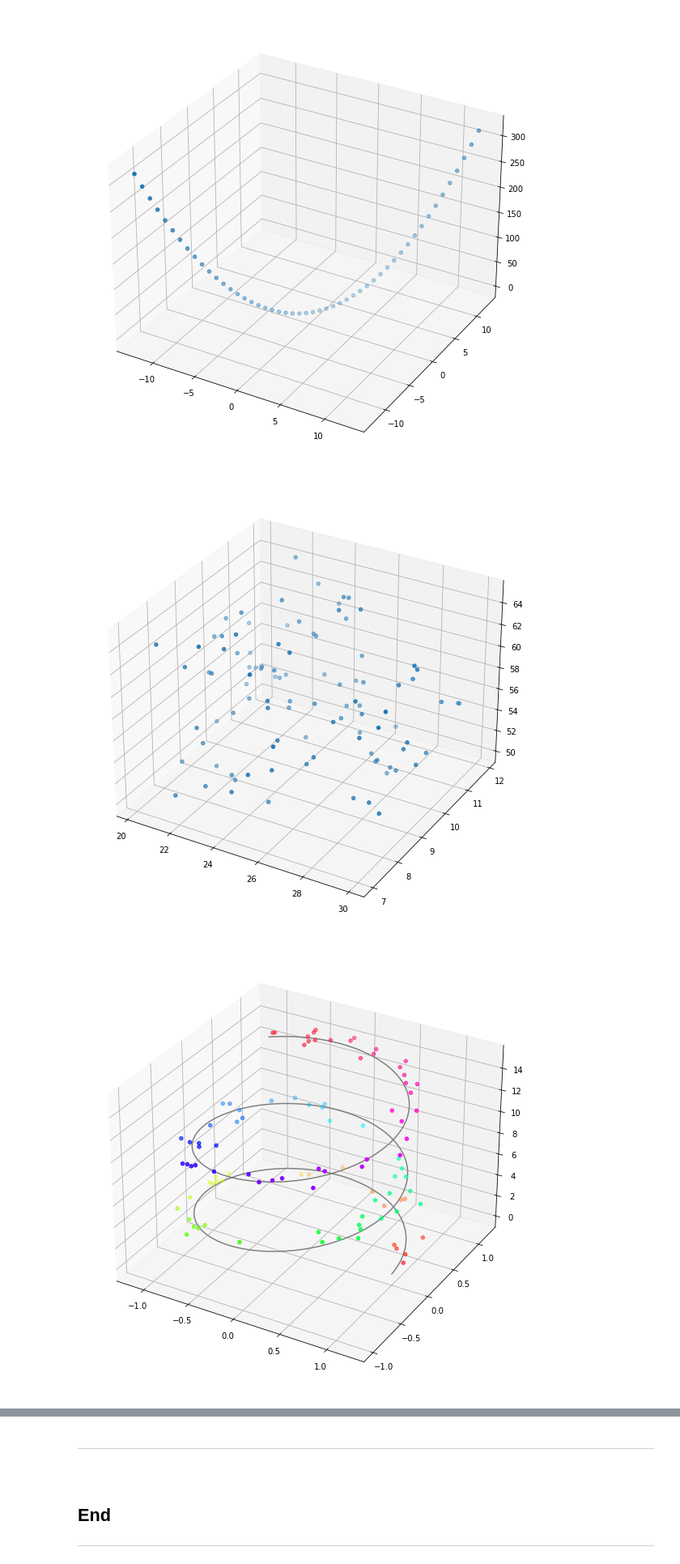
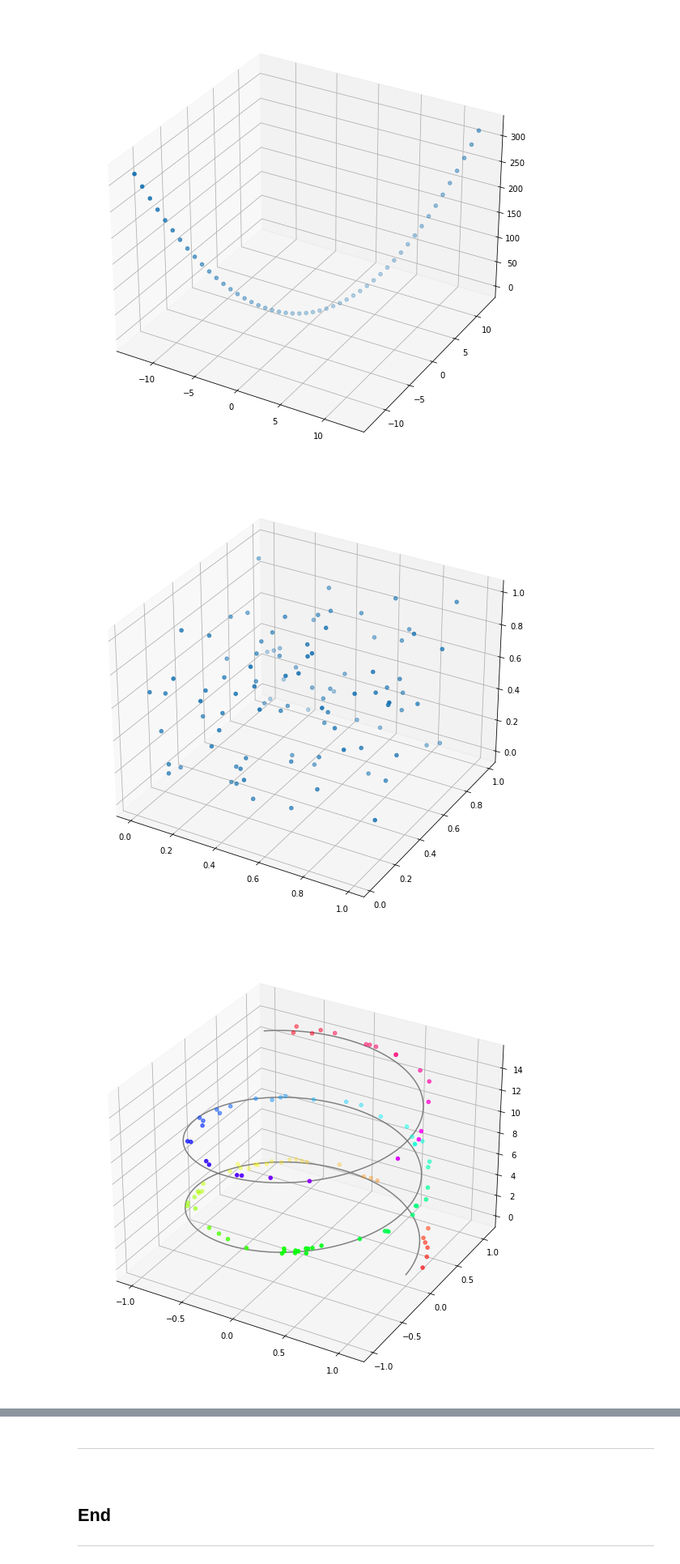
Before and after one commit to VCurry20/FDAProject2021, a Jupyter notebook: pyplot.ipynb, the cells around one changed output, grey strips where cells are left out. Shown at 81% size. Saved outputs shown, nothing was run; the diff lists cells and outputs as text; code cells hidden in the pictures.

```diff
--- a/pyplot.ipynb
+++ b/pyplot.ipynb
@@ -573,41 +573,43 @@ plt.show()                                    # show plot
 # %% [output]
 [figure]
 # %%
-rng = np.random.default_rng(29)          # set random generator
+rng = np.random.default_rng(20)          # set random generator
 
 
-xs = rng.random(100)*10+20
+x = rng.random(100)      # set x data - random
+y = rng.random(100)      # set y data - random
+z = rng.random(100)      # set z data - random
 
-ys = rng.random(100)*5+7
+fig = plt.figure()       # plot fig
 
-zs = rng.random(100)*15+50
+ax = fig.add_subplot(111, projection='3d')  # set axis - 3d
 
-fig = plt.figure()
+ax.scatter(x,y,z)        # set scatter plot
 
-ax = fig.add_subplot(111, projection='3d')
-
-ax.scatter(xs,ys,zs)
-
-plt.show()
+plt.show()               # show plot
 # %% [output]
-[figure, old version]
+[figure, new version]
 # %%
+rng = np.random.default_rng()
+
 fig = plt.figure()
 ax = plt.axes(projection="3d")
 
 z_line = np.linspace(0, 15, 1000)
 x_line = np.cos(z_line)
 y_line = np.sin(z_line)
 ax.plot3D(x_line, y_line, z_line, 'gray')
 
-z_points = 15 * np.random.random(100)
-x_points = np.cos(z_points) + 0.1 * np.random.randn(100)
-y_points = np.sin(z_points) + 0.1 * np.random.randn(100)
+z_points = 15 * rng.random(100)
+x_points = np.cos(z_points) + 0.1 * rng.random(100)
+y_points = np.sin(z_points) + 0.1 * rng.random(100)
+
+
 ax.scatter3D(x_points, y_points, z_points, c=z_points, cmap='hsv');
 
 plt.show()
 # %% [output]
-[figure, old version]
+[figure, new version]
 # %%
 rng = np.random.default_rng()
 
```
Also changed, not shown: parts of 9 cells of this notebook, 1 other file.
